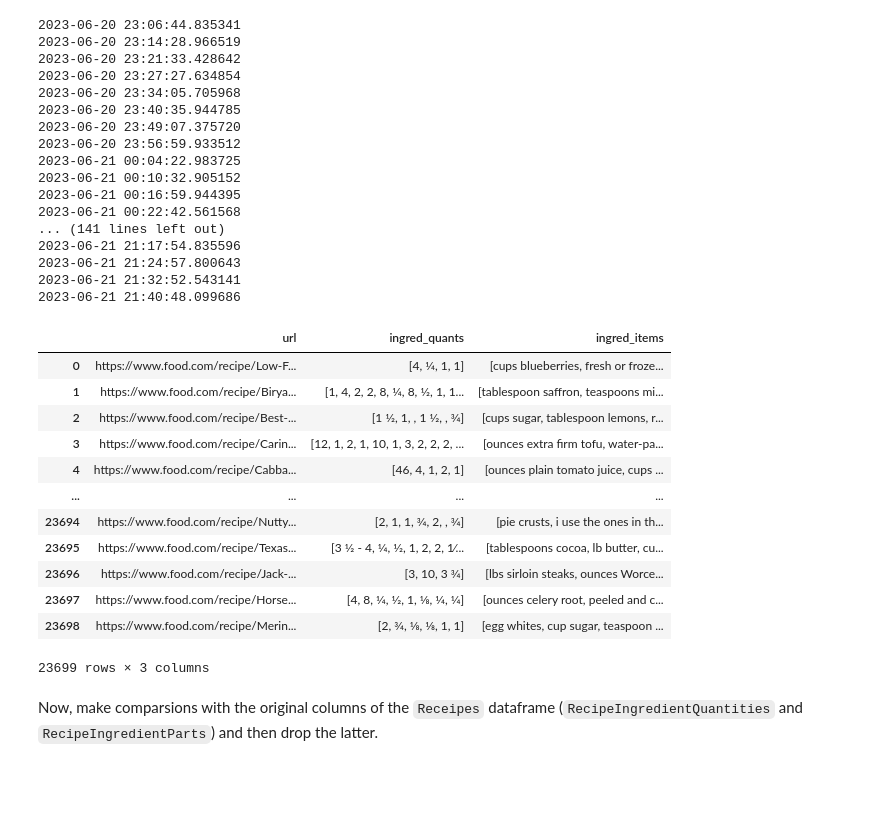
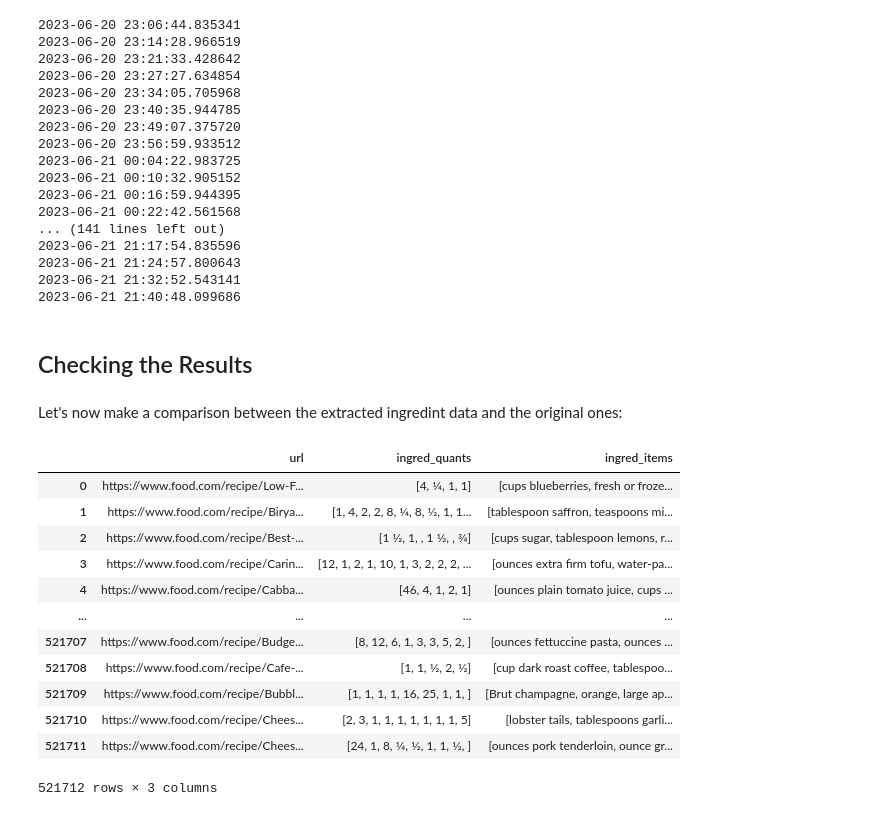
Before and after one commit to amirkiaml/DeepChef-BSTN-Capstone, a Jupyter notebook: Part 2 - Scraping www.food.com.ipynb, the cells around one changed output. Drawn from its saved outputs; the diff is of its cells as text; code cells hidden in the pictures; blank space fills up the shorter version.

Commit message:
Table of contents and some other updates added.

```diff
--- a/Part 2 - Scraping www.food.com.ipynb
+++ b/Part 2 - Scraping www.food.com.ipynb
@@ -16,6 +35,12 @@ I'm goling to fix these problems by following the procedures below:
 # %%
+# Regular imports
+
 import pandas as pd
 import numpy as np
 import matplotlib.pyplot as plt
 import seaborn as sns
+
+# This allows scrolling through all the columns. Useful for dataframes with too many columns:
+
+pd.set_option('display.max_columns', None)
 # %%
@@ -77,6 +157,3 @@ for i,j in zip(ingred_quants,ingred_items):
 - Loop through the links
 - Extract `ingred_quant` and `ingred_items` and add the items to two new columns in `recipes_with_urls`.
-# %%
-import pandas as pd
-pd.set_option('display.max_columns', 100)
 # %%
@@ -189,21 +243,25 @@ driver.quit()
 2023-06-21 21:24:57.800643
 2023-06-21 21:32:52.543141
 2023-06-21 21:40:48.099686
-# %%
-cf
-# %% [output]
-|  | url | ingred_quants | ingred_items |
-| 0 | https://www.food.com/recipe/Low-F... | [4, 1⁄4, 1, 1] | [cups blueberries, fresh or froze... |
-| 1 | https://www.food.com/recipe/Birya... | [1, 4, 2, 2, 8, 1⁄4, 8, 1⁄2, 1, 1... | [tablespoon saffron, teaspoons mi... |
-| 2 | https://www.food.com/recipe/Best-... | [1 1⁄2, 1, , 1 1⁄2, , 3⁄4] | [cups sugar, tablespoon lemons, r... |
-| 3 | https://www.food.com/recipe/Carin... | [12, 1, 2, 1, 10, 1, 3, 2, 2, 2, ... | [ounces extra firm tofu, water-pa... |
-| 4 | https://www.food.com/recipe/Cabba... | [46, 4, 1, 2, 1] | [ounces plain tomato juice, cups ... |
-| ... | ... | ... | ... |
-| 23694 | https://www.food.com/recipe/Nutty... | [2, 1, 1, 3⁄4, 2, , 3⁄4] | [pie crusts, i use the ones in th... |
-| 23695 | https://www.food.com/recipe/Texas... | [3 1⁄2 - 4, 1⁄4, 1⁄2, 1, 2, 2, 1⁄... | [tablespoons cocoa, lb butter, cu... |
-| 23696 | https://www.food.com/recipe/Jack-... | [3, 10, 3 3⁄4] | [lbs sirloin steaks, ounces Worce... |
-| 23697 | https://www.food.com/recipe/Horse... | [4, 8, 1⁄4, 1⁄2, 1, 1⁄8, 1⁄4, 1⁄4] | [ounces celery root, peeled and c... |
-| 23698 | https://www.food.com/recipe/Merin... | [2, 3⁄4, 1⁄8, 1⁄8, 1, 1] | [egg whites, cup sugar, teaspoon ... |
-23699 rows × 3 columns
-# %% [markdown]
-Now, make comparsions with the original columns of the `Receipes` dataframe (`RecipeIngredientQuantities` and `RecipeIngredientParts`) and then drop the latter.
+# %% [markdown]
+## Checking the Results <a class ='author' id='results'></a>
+# %% [markdown]
+Let's now make a comparison between the extracted ingredint data and the original ones:
+# %%
+new_data = pd.read_pickle('../Recipes_final2.pkl')
+# %%
+new_data
+# %% [output]
+|  | url | ingred_quants | ingred_items |
+| 0 | https://www.food.com/recipe/Low-F... | [4, 1⁄4, 1, 1] | [cups blueberries, fresh or froze... |
+| 1 | https://www.food.com/recipe/Birya... | [1, 4, 2, 2, 8, 1⁄4, 8, 1⁄2, 1, 1... | [tablespoon saffron, teaspoons mi... |
+| 2 | https://www.food.com/recipe/Best-... | [1 1⁄2, 1, , 1 1⁄2, , 3⁄4] | [cups sugar, tablespoon lemons, r... |
+| 3 | https://www.food.com/recipe/Carin... | [12, 1, 2, 1, 10, 1, 3, 2, 2, 2, ... | [ounces extra firm tofu, water-pa... |
+| 4 | https://www.food.com/recipe/Cabba... | [46, 4, 1, 2, 1] | [ounces plain tomato juice, cups ... |
+| ... | ... | ... | ... |
+| 521707 | https://www.food.com/recipe/Budge... | [8, 12, 6, 1, 3, 3, 5, 2, ] | [ounces fettuccine pasta, ounces ... |
+| 521708 | https://www.food.com/recipe/Cafe-... | [1, 1, 1⁄2, 2, 1⁄2] | [cup dark roast coffee, tablespoo... |
+| 521709 | https://www.food.com/recipe/Bubbl... | [1, 1, 1, 1, 16, 25, 1, 1, ] | [Brut champagne, orange, large ap... |
+| 521710 | https://www.food.com/recipe/Chees... | [2, 3, 1, 1, 1, 1, 1, 1, 1, 5] | [lobster tails, tablespoons garli... |
+| 521711 | https://www.food.com/recipe/Chees... | [24, 1, 8, 1⁄4, 1⁄2, 1, 1, 1⁄2, ] | [ounces pork tenderloin, ounce gr... |
+521712 rows × 3 columns
```
Also changed, not shown: parts of 30 cells of this notebook.
